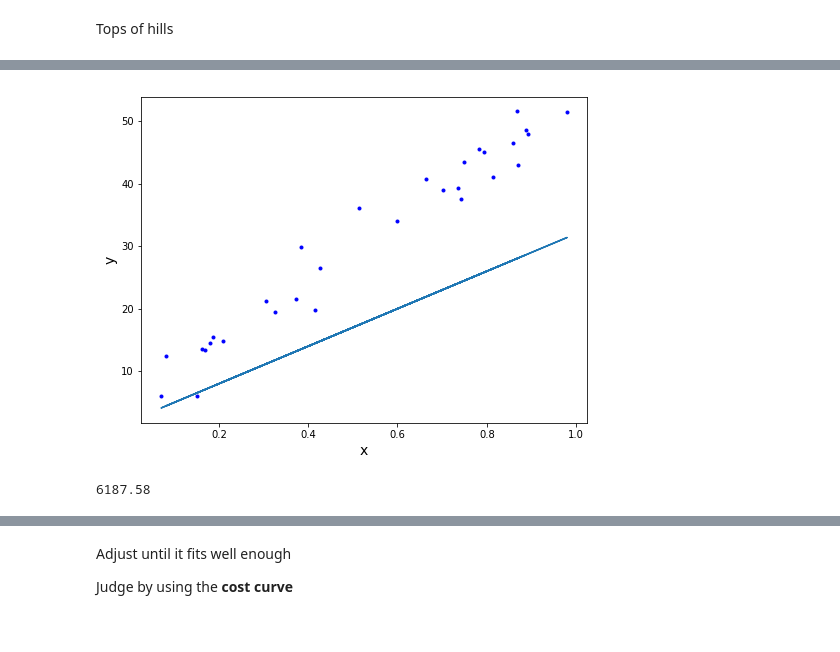
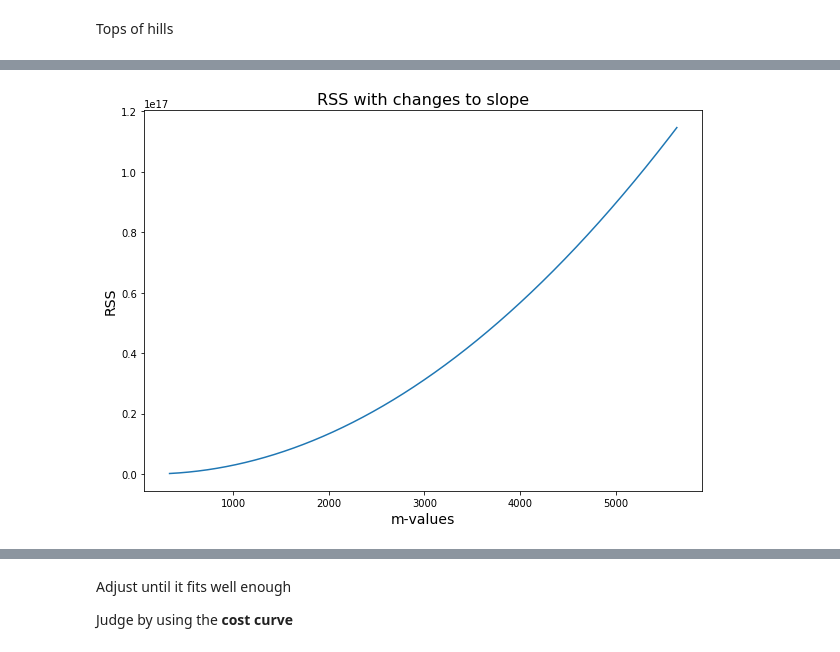
Before and after one commit to jirvingphd/fsds_100719_cohort_notes, a Jupyter notebook: sect_27_calculus_and_gradient_descent.ipynb, the cells around one changed output, grey strips where cells are left out. Cells and saved outputs as stored; diff of their text form; code cells hidden in the pictures.

```diff
--- a/sect_27_calculus_and_gradient_descent.ipynb
+++ b/sect_27_calculus_and_gradient_descent.ipynb
@@ -73,12 +347,8 @@ def regression_formula(x, b=2, a=30):
 # %%
-plt.figure(figsize=(8,6))
-plt.plot(x, y, '.b')
-plt.plot(x, regression_formula(x), '-')
-plt.xlabel("x", fontsize=14)
-plt.ylabel("y", fontsize=14);
+plt.figure(figsize=(10,7))
+plt.plot(table['Val'], table["RSS"], '-')
+plt.xlabel("m-values", fontsize=14)
+plt.ylabel("RSS", fontsize=14)
+plt.title("RSS with changes to slope", fontsize=16);
 # %% [output]
-[figure, old version]
+[figure, new version]
-# %%
-residual_sum_squares(x,y,30,2)
-# %% [output]
-6187.58
```
Also changed, not shown: parts of 67 cells of this notebook, 8 other files.
